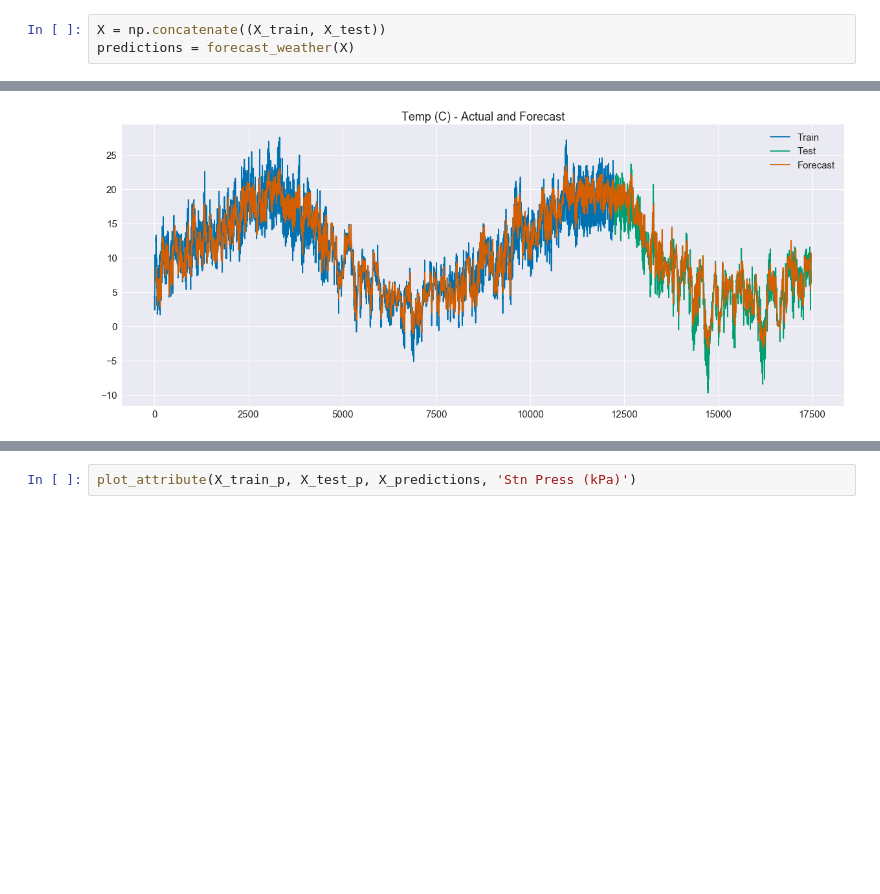
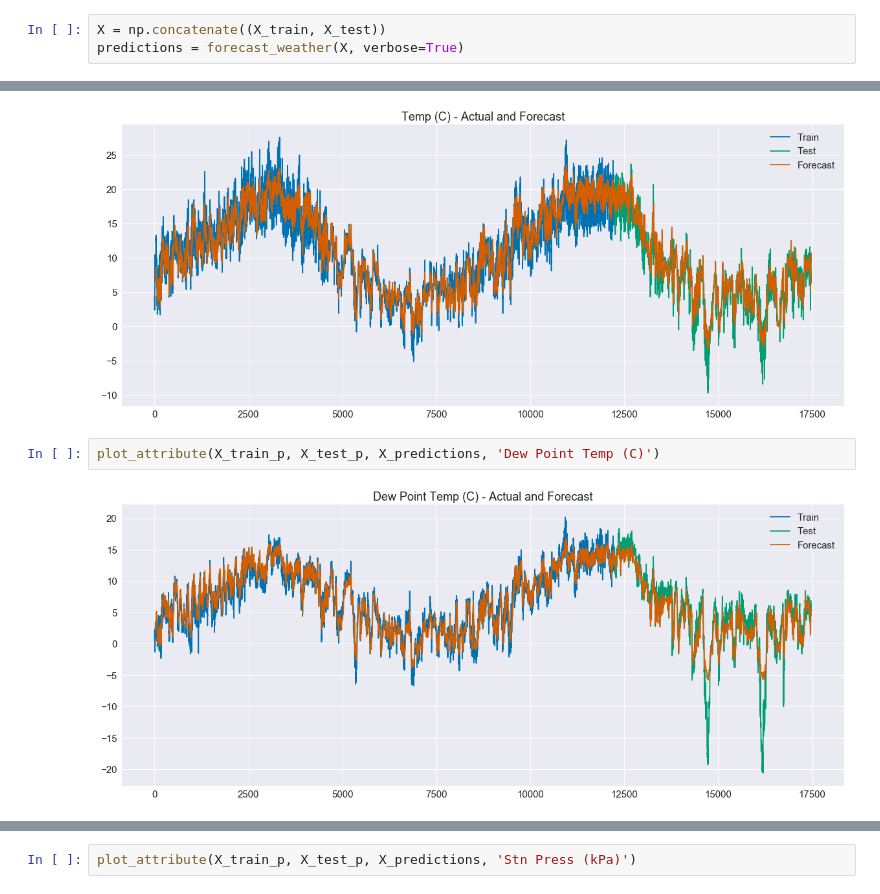
Before and after one commit to srom/ds, a Jupyter notebook: AMPds forecast.ipynb, the cells around one changed output, grey strips where cells are left out. Cells and saved outputs as stored; diff of their text form; blank space fills up the shorter version.

```diff
--- a/AMPds forecast.ipynb
+++ b/AMPds forecast.ipynb
@@ -20,4 +29,4 @@ X_train.shape, X_test.shape
 ## Plot temperature prediction
 # %%
 X = np.concatenate((X_train, X_test))
-predictions = forecast_weather(X)
+predictions = forecast_weather(X, verbose=True)
@@ -78,3 +68,7 @@ def plot_attribute(X_train, X_test, X_predictions, attr):
 plot_attribute(X_train_p, X_test_p, X_predictions, 'Temp (C)')
 # %% [output]
 [figure]
+# %%
+plot_attribute(X_train_p, X_test_p, X_predictions, 'Dew Point Temp (C)')
+# %% [output]
+[figure, added]
```
Also changed, not shown: parts of 9 cells of this notebook, 1 other file.
